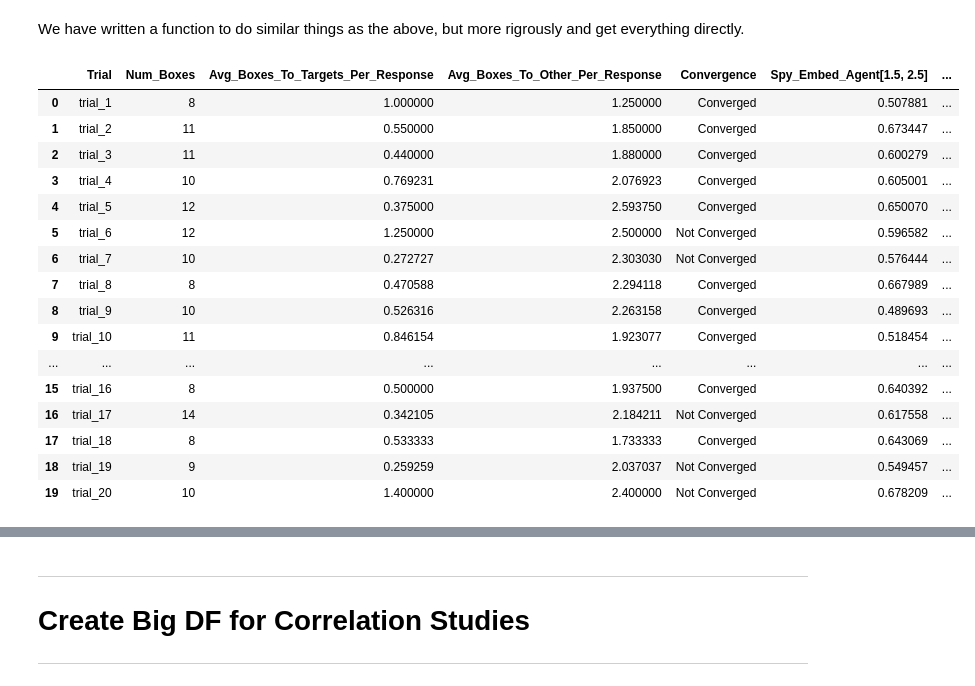
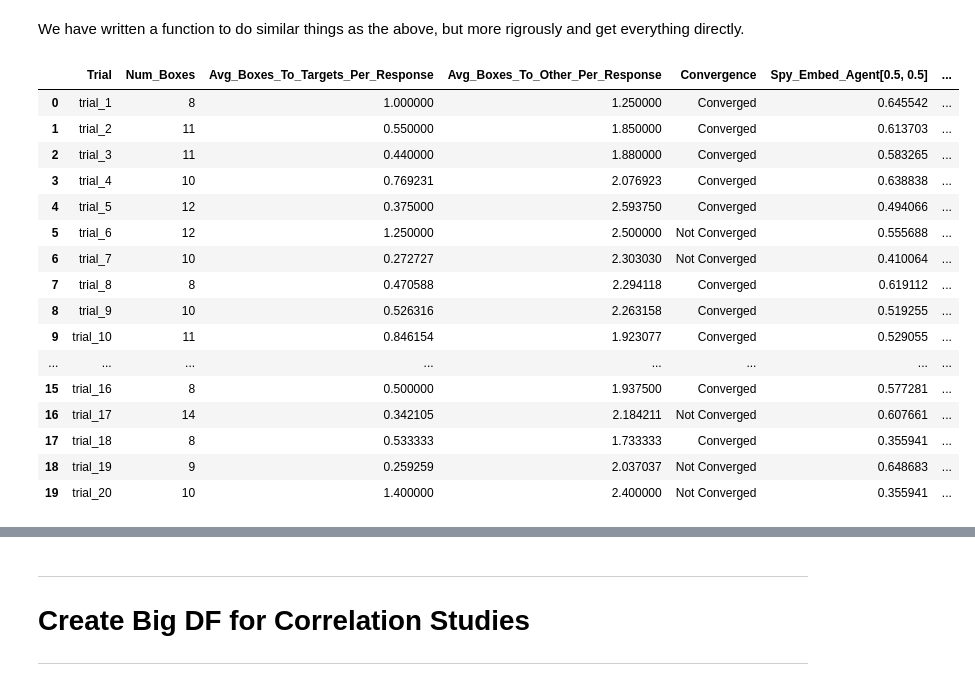
Before and after one commit to KevinBian107/RPLH, a Jupyter notebook: demos/notebooks/evaluation.ipynb, the cells around one changed output, grey strips where cells are left out. Cells and saved outputs as stored; diff of their text form; code cells hidden in the pictures.

```diff
--- a/demos/notebooks/evaluation.ipynb
+++ b/demos/notebooks/evaluation.ipynb
@@ -167,25 +167,25 @@ We have written a function to do similar things as the above, but more rigrously
 # %%
 spy_embedding = get_spy_detect_embedding(agent_spy_merged, spy_df, justification_df,
                                          spy_sentence="you are the spy agent, your goal is to prevent match targets.",
                                          just_sentence="I suspect that this agent is the spy agent, thus, I would not listen to this agent.",
                                          spy_agents=["Agent[0.5, 0.5]", "Agent[1.5, 1.5]", "Agent[2.5, 2.5]"],
-                                         only_spy=False)
+                                         only_spy=True)
 spy_embedding
 # %% [output]
-|  | Trial | Num_Boxes | Avg_Boxes_To_Targets_Per_Response | Avg_Boxes_To_Other_Per_Response | Convergence | Spy_Embed_Agent[1.5, 2.5] | ... |
-| 0 | trial_1 | 8 | 1.000000 | 1.250000 | Converged | 0.507881 | ... |
-| 1 | trial_2 | 11 | 0.550000 | 1.850000 | Converged | 0.673447 | ... |
-| 2 | trial_3 | 11 | 0.440000 | 1.880000 | Converged | 0.600279 | ... |
-| 3 | trial_4 | 10 | 0.769231 | 2.076923 | Converged | 0.605001 | ... |
-| 4 | trial_5 | 12 | 0.375000 | 2.593750 | Converged | 0.650070 | ... |
-| 5 | trial_6 | 12 | 1.250000 | 2.500000 | Not Converged | 0.596582 | ... |
-| 6 | trial_7 | 10 | 0.272727 | 2.303030 | Not Converged | 0.576444 | ... |
-| 7 | trial_8 | 8 | 0.470588 | 2.294118 | Converged | 0.667989 | ... |
-| 8 | trial_9 | 10 | 0.526316 | 2.263158 | Converged | 0.489693 | ... |
-| 9 | trial_10 | 11 | 0.846154 | 1.923077 | Converged | 0.518454 | ... |
+|  | Trial | Num_Boxes | Avg_Boxes_To_Targets_Per_Response | Avg_Boxes_To_Other_Per_Response | Convergence | Spy_Embed_Agent[0.5, 0.5] | ... |
+| 0 | trial_1 | 8 | 1.000000 | 1.250000 | Converged | 0.645542 | ... |
+| 1 | trial_2 | 11 | 0.550000 | 1.850000 | Converged | 0.613703 | ... |
+| 2 | trial_3 | 11 | 0.440000 | 1.880000 | Converged | 0.583265 | ... |
+| 3 | trial_4 | 10 | 0.769231 | 2.076923 | Converged | 0.638838 | ... |
+| 4 | trial_5 | 12 | 0.375000 | 2.593750 | Converged | 0.494066 | ... |
+| 5 | trial_6 | 12 | 1.250000 | 2.500000 | Not Converged | 0.555688 | ... |
+| 6 | trial_7 | 10 | 0.272727 | 2.303030 | Not Converged | 0.410064 | ... |
+| 7 | trial_8 | 8 | 0.470588 | 2.294118 | Converged | 0.619112 | ... |
+| 8 | trial_9 | 10 | 0.526316 | 2.263158 | Converged | 0.519255 | ... |
+| 9 | trial_10 | 11 | 0.846154 | 1.923077 | Converged | 0.529055 | ... |
 | ... | ... | ... | ... | ... | ... | ... | ... |
-| 15 | trial_16 | 8 | 0.500000 | 1.937500 | Converged | 0.640392 | ... |
-| 16 | trial_17 | 14 | 0.342105 | 2.184211 | Not Converged | 0.617558 | ... |
-| 17 | trial_18 | 8 | 0.533333 | 1.733333 | Converged | 0.643069 | ... |
-| 18 | trial_19 | 9 | 0.259259 | 2.037037 | Not Converged | 0.549457 | ... |
-| 19 | trial_20 | 10 | 1.400000 | 2.400000 | Not Converged | 0.678209 | ... |
+| 15 | trial_16 | 8 | 0.500000 | 1.937500 | Converged | 0.577281 | ... |
+| 16 | trial_17 | 14 | 0.342105 | 2.184211 | Not Converged | 0.607661 | ... |
+| 17 | trial_18 | 8 | 0.533333 | 1.733333 | Converged | 0.355941 | ... |
+| 18 | trial_19 | 9 | 0.259259 | 2.037037 | Not Converged | 0.648683 | ... |
+| 19 | trial_20 | 10 | 1.400000 | 2.400000 | Not Converged | 0.355941 | ... |
```
Also changed, not shown: parts of 4 cells of this notebook, 3 other files.
